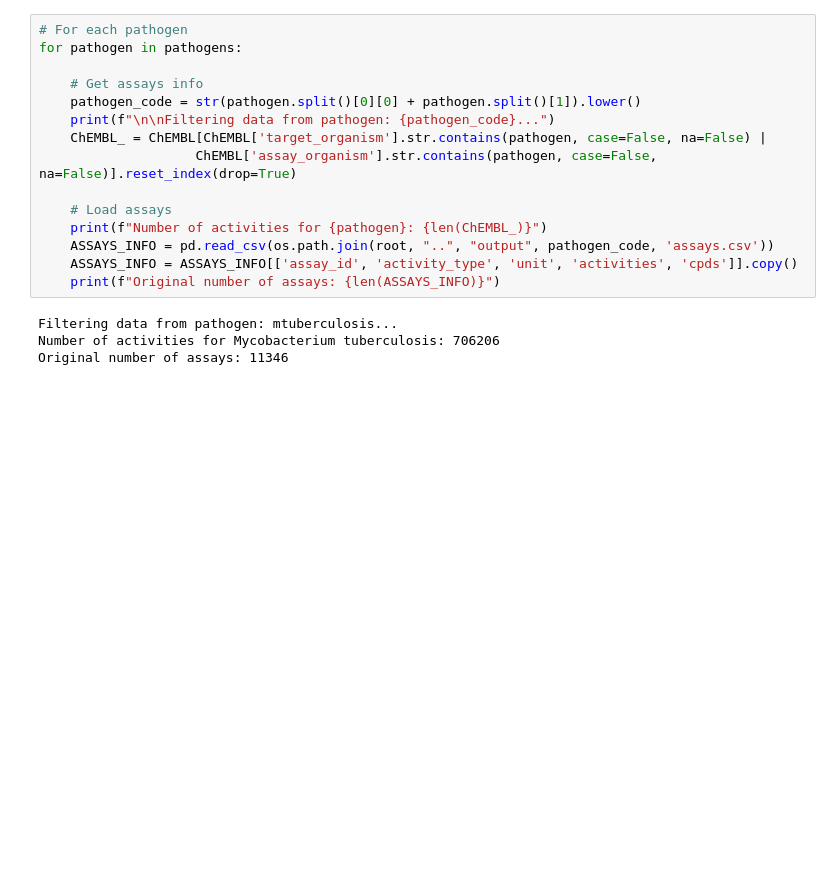
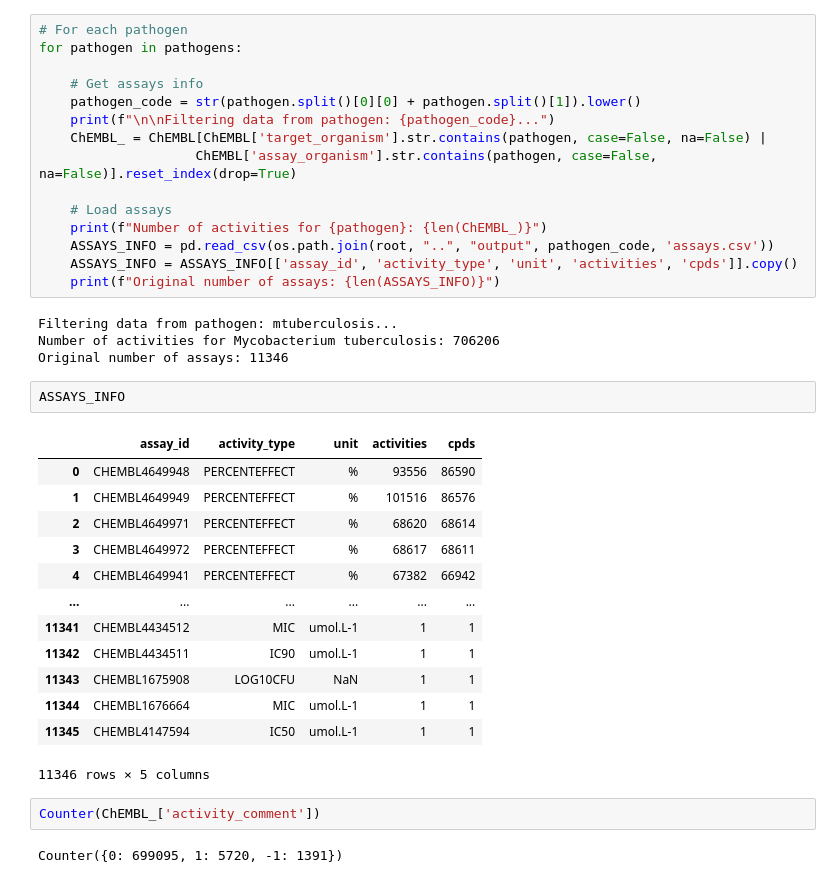
Before and after one commit to ersilia-os/chembl-antimicrobial-tasks, a Jupyter notebook: notebooks/test3.ipynb, the cells around one changed output. Drawn from its saved outputs; the diff is of its cells as text; blank space fills up the shorter version.

```diff
--- a/notebooks/test3.ipynb
+++ b/notebooks/test3.ipynb
@@ -67,6 +67,26 @@ for pathogen in pathogens:
 Filtering data from pathogen: mtuberculosis...
 Number of activities for Mycobacterium tuberculosis: 706206
 Original number of assays: 11346
+# %%
+ASSAYS_INFO
+# %% [output]
+|  | assay_id | activity_type | unit | activities | cpds |
+| 0 | CHEMBL4649948 | PERCENTEFFECT | % | 93556 | 86590 |
+| 1 | CHEMBL4649949 | PERCENTEFFECT | % | 101516 | 86576 |
+| 2 | CHEMBL4649971 | PERCENTEFFECT | % | 68620 | 68614 |
+| 3 | CHEMBL4649972 | PERCENTEFFECT | % | 68617 | 68611 |
+| 4 | CHEMBL4649941 | PERCENTEFFECT | % | 67382 | 66942 |
+| ... | ... | ... | ... | ... | ... |
+| 11341 | CHEMBL4434512 | MIC | umol.L-1 | 1 | 1 |
+| 11342 | CHEMBL4434511 | IC90 | umol.L-1 | 1 | 1 |
+| 11343 | CHEMBL1675908 | LOG10CFU | NaN | 1 | 1 |
+| 11344 | CHEMBL1676664 | MIC | umol.L-1 | 1 | 1 |
+| 11345 | CHEMBL4147594 | IC50 | umol.L-1 | 1 | 1 |
+11346 rows × 5 columns
+# %%
+Counter(ChEMBL_['activity_comment'])
+# %% [output]
+Counter({0: 699095, 1: 5720, -1: 1391})
 # %%
 # For each assay
 for assay_id, activity_type, unit in tqdm(ASSAYS_INFO[['assay_id', 'activity_type', 'unit']].values):
```
Also changed, not shown: parts of 6 cells of this notebook, 1 other file.
